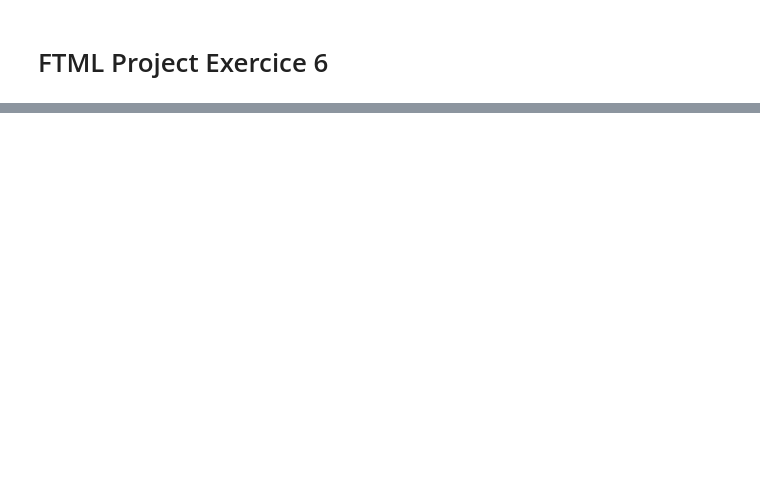
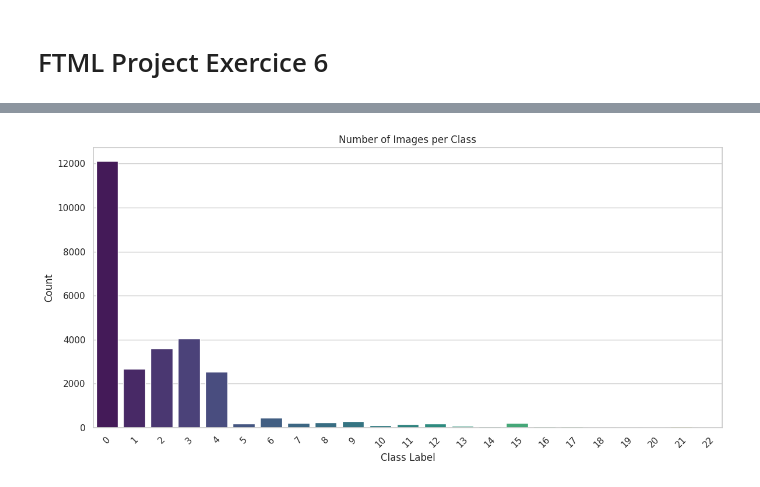
Before and after one commit to AlexisPetignat/FTML_project, a Jupyter notebook: Exercice_6/Exercice_6.ipynb, the cells around one changed output, grey strips where cells are left out. Saved outputs shown, nothing was run; the diff lists cells and outputs as text; code cells hidden in the pictures; blank space fills up the shorter version.

```diff
--- a/Exercice_6/Exercice_6.ipynb
+++ b/Exercice_6/Exercice_6.ipynb
@@ -26,5 +2,0 @@ from sklearn.metrics import accuracy_score, confusion_matrix, classification_rep
-# %%
-df = pd.read_csv('data/fish.csv', encoding='ascii', delimiter=',')
-
-display(df.head())
-display(df.describe())
@@ -424,0 +94,15 @@ weighted avg       0.98      0.98      0.98        48
+# %%
+from sklearn.model_selection import train_test_split
+
+df = load_images_parallel("/kaggle/input/fish-zip/", image_size=(32, 32), normalize=True, max_workers=16)
+
+X = np.stack(df["image"].values)  # shape (N, 32, 32, 3)
+y = df["label"].values
+
+# Flatten images for classical ML
+X_flat = X.reshape((X.shape[0], -1))
+
+# Split
+X_train, X_val, y_train, y_val = train_test_split(
+    X_flat, y, test_size=0.2, random_state=42, stratify=y
+)
@@ -424,0 +115,68 @@ weighted avg       0.98      0.98      0.98        48
+# %%
+import matplotlib.pyplot as plt
+import seaborn as sns
+
+sns.set(style="whitegrid")
+
+def plot_class_distribution(df):
+    plt.figure(figsize=(12, 6))
+    sns.countplot(x="label", data=df, palette="viridis")
+    plt.title("Number of Images per Class")
+    plt.xlabel("Class Label")
+    plt.ylabel("Count")
+    plt.xticks(rotation=45)
+    plt.tight_layout()
+    plt.show()
+
+species_names = [
+    "Dascyllus reticulatus",
+    "Plectroglyphidodon dickii",
+    "Chromis chrysura",
+    "Amphiprion clarkii",
+    "Chaetodon lunulatus",
+    "Chaetodon trifascialis",
+    "Myripristis kuntee",
+    "Acanthurus nigrofuscus",
+    "Hemigymnus fasciatus",
+    "Neoniphon sammara",
+    "Abudefduf vaigiensis",
+    "Canthigaster valentini",
+    "Pomacentrus moluccensis",
+    "Zebrasoma scopas",
+    "Hemigymnus melapterus",
+    "Lutjanus fulvus",
+    "Scolopsis bilineata",
+    "Scaridae",
+    "Pempheris vanicolensis",
+    "Zanclus cornutus",
+    "Neoglyphidodon nigroris",
+    "Balistapus undulatus",
+    "Siganus fuscescens"
+]
+
+def show_sample_images(df, num_classes=23, samples_per_class=1):
+    plt.figure(figsize=(samples_per_class * 2.5, num_classes * 2.5))
+
+    for class_idx in range(num_classes):
+        class_images = df[df["label"] == class_idx].sample(
+            n=min(samples_per_class, len(df[df["label"] == class_idx])), random_state=42
+        )
+        for i, row in enumerate(class_images.itertuples()):
+            plt_idx = class_idx * samples_per_class + i + 1
+            plt.subplot(num_classes, samples_per_class, plt_idx)
+            plt.imshow(row.image)
+            plt.axis("off")
+            if samples_per_class == 1:
+                plt.title(species_names[class_idx], fontsize=8)
+            else:
+                if i == 0:
+                    plt.title(species_names[class_idx], fontsize=8)
+
+    plt.tight_layout()
+    plt.subplots_adjust(top=1.25)
+    plt.show()
+
+plot_class_distribution(df)
+show_sample_images(df)
+# %% [output]
+[figure, added]
```
Also changed, not shown: parts of 20 cells of this notebook, 6 other files.
